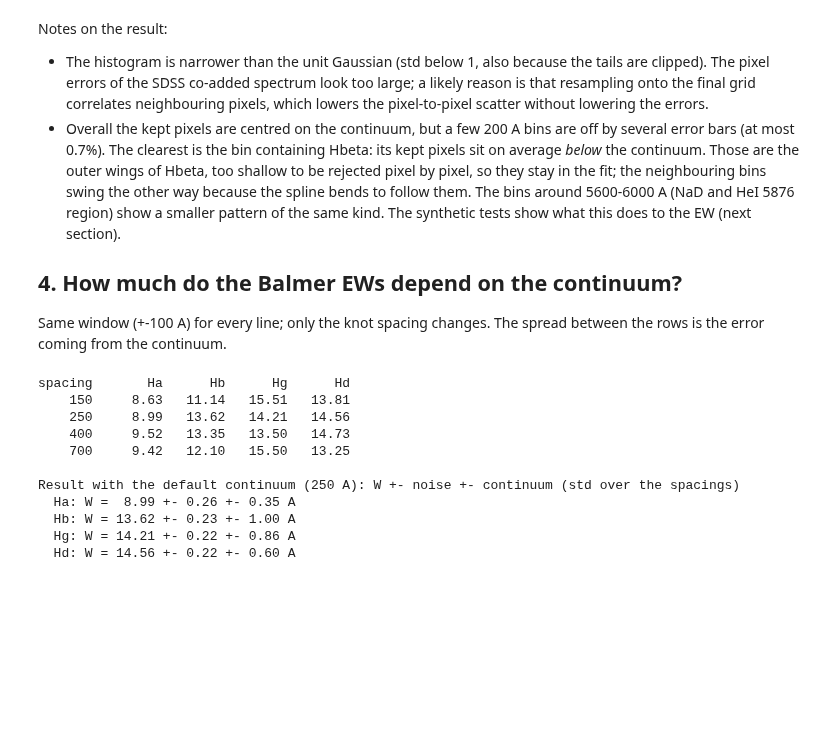
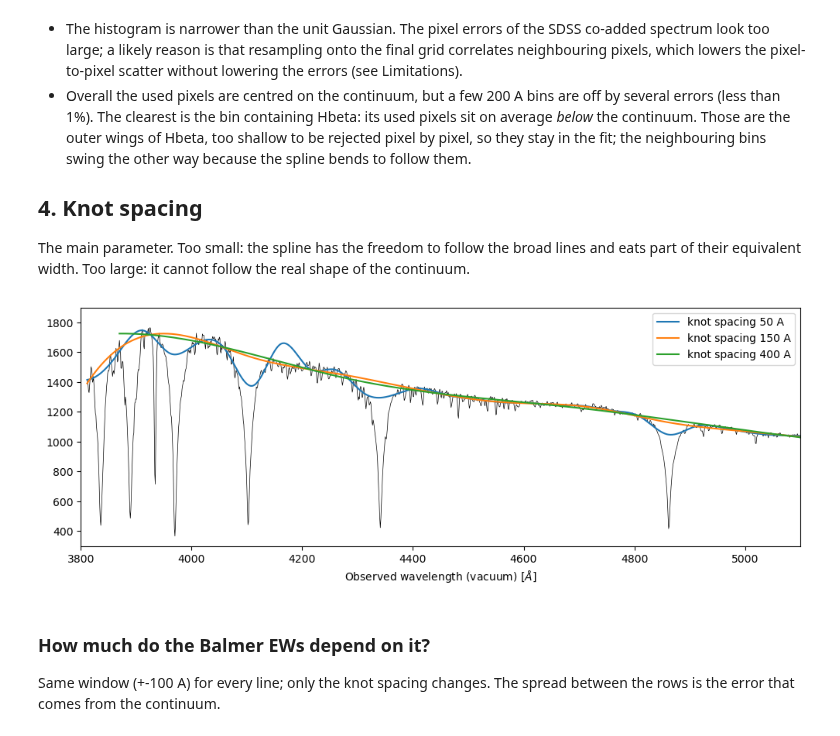
Before and after one commit to FeatAstro/RAD-2026, a Jupyter notebook: notebooks/05_continuum.ipynb, the cells around one changed output. Saved outputs shown, nothing was run; the diff lists cells and outputs as text; code cells hidden in the pictures; blank space fills up the shorter version.

```diff
--- a/notebooks/05_continuum.ipynb
+++ b/notebooks/05_continuum.ipynb
@@ -132,51 +188,38 @@ PASS: kept pixels centred on the continuum overall, no bin off by more than 1%.
 # %% [markdown]
-Notes on the result:
-- The histogram is narrower than the unit Gaussian (std below 1, also
-  because the tails are clipped). The pixel errors of the SDSS
-  co-added spectrum look too large; a likely reason is that resampling
-  onto the final grid correlates neighbouring pixels, which lowers the
-  pixel-to-pixel scatter without lowering the errors.
-- Overall the kept pixels are centred on the continuum, but a few
-  200 A bins are off by several error bars (at most 0.7%). The clearest
-  is the bin containing Hbeta: its kept pixels sit on average *below*
-  the continuum. Those are the outer wings of Hbeta, too shallow to be
+- The histogram is narrower than the unit Gaussian. The pixel errors of
+  the SDSS co-added spectrum look too large; a likely reason is that
+  resampling onto the final grid correlates neighbouring pixels, which
+  lowers the pixel-to-pixel scatter without lowering the errors (see
+  Limitations).
+- Overall the used pixels are centred on the continuum, but a few 200 A
+  bins are off by several errors (less than 1%). The clearest is the
+  bin containing Hbeta: its used pixels sit on average *below* the
+  continuum. Those are the outer wings of Hbeta, too shallow to be
   rejected pixel by pixel, so they stay in the fit; the neighbouring
   bins swing the other way because the spline bends to follow them.
-  The bins around 5600-6000 A (NaD and HeI 5876 region) show a smaller
-  pattern of the same kind. The synthetic tests show what this does to
-  the EW (next section).
 
-## 4. How much do the Balmer EWs depend on the continuum?
+## 4. Knot spacing
 
-Same window (+-100 A) for every line; only the knot spacing changes.
-The spread between the rows is the error coming from the continuum.
+The main parameter. Too small: the spline has the freedom to follow
+the broad lines and eats part of their equivalent width. Too large: it
+cannot follow the real shape of the continuum.
-# %%
-balmer = {"Ha": 6564.61, "Hb": 4862.68, "Hg": 4341.69, "Hd": 4102.89}  # vacuum, A
-centres = {n: w0 * (1 + star.meta["z"]) for n, w0 in balmer.items()}
-spacings = [150, 250, 400, 700]
-
-ews = {}
-print("spacing " + "".join(f"{n:>8s}" for n in balmer))
-for ks in spacings:
-    Ck = fit_continuum(star, ContinuumSettings(knot_spacing=ks)).continuum
-    ews[ks] = {n: measure_ew(star.wave, star.flux, Ck, star.error, c - 100, c + 100) for n, c in centres.items()}
-    print(f"{ks:7d} " + "".join(f"{ews[ks][n][0]:8.2f}" for n in balmer))
-
-default_spacing = int(ContinuumSettings().knot_spacing)
-print(f"\nResult with the default continuum ({default_spacing} A): W +- noise +- continuum (std over the spacings)")
-for n in balmer:
-    W, W_noise = ews[default_spacing][n]
-    W_cont = np.std([ews[ks][n][0] for ks in spacings])
-    print(f"  {n}: W = {W:5.2f} +- {W_noise:.2f} +- {W_cont:.2f} A")
-# %% [output]
-spacing       Ha      Hb      Hg      Hd
-    150     8.63   11.14   15.51   13.81
-    250     8.99   13.62   14.21   14.56
-    400     9.52   13.35   13.50   14.73
-    700     9.42   12.10   15.50   13.25
-
-Result with the default continuum (250 A): W +- noise +- continuum (std over the spacings)
-  Ha: W =  8.99 +- 0.26 +- 0.35 A
-  Hb: W = 13.62 +- 0.23 +- 1.00 A
-  Hg: W = 14.21 +- 0.22 +- 0.86 A
-  Hd: W = 14.56 +- 0.22 +- 0.60 A
+# %%
+KNOT_SPACINGS = [50.0, 150.0, 400.0]
+
+fig, ax = plt.subplots(figsize=(12, 4))
+ax.plot(spec.wave, spec.flux, lw=0.5, color="k")
+for knot_spacing in KNOT_SPACINGS:
+    trial = fit_continuum(spec, ContinuumSettings(knot_spacing=knot_spacing))
+    ax.plot(spec.wave, trial.continuum, label=f"knot spacing {knot_spacing:.0f} A")
+ax.set_xlim(*BLUE_WAVE_RANGE)
+ax.set_ylim(*BLUE_FLUX_RANGE)
+ax.set_xlabel(r"Observed wavelength (vacuum) [$\AA$]")
+ax.legend()
+plt.show()
+# %% [output]
+[figure, added]
+# %% [markdown]
+### How much do the Balmer EWs depend on it?
+
+Same window (+-100 A) for every line; only the knot spacing changes.
+The spread between the rows is the error that comes from the continuum.
```
Also changed, not shown: parts of 18 cells of this notebook, 39 other files.
